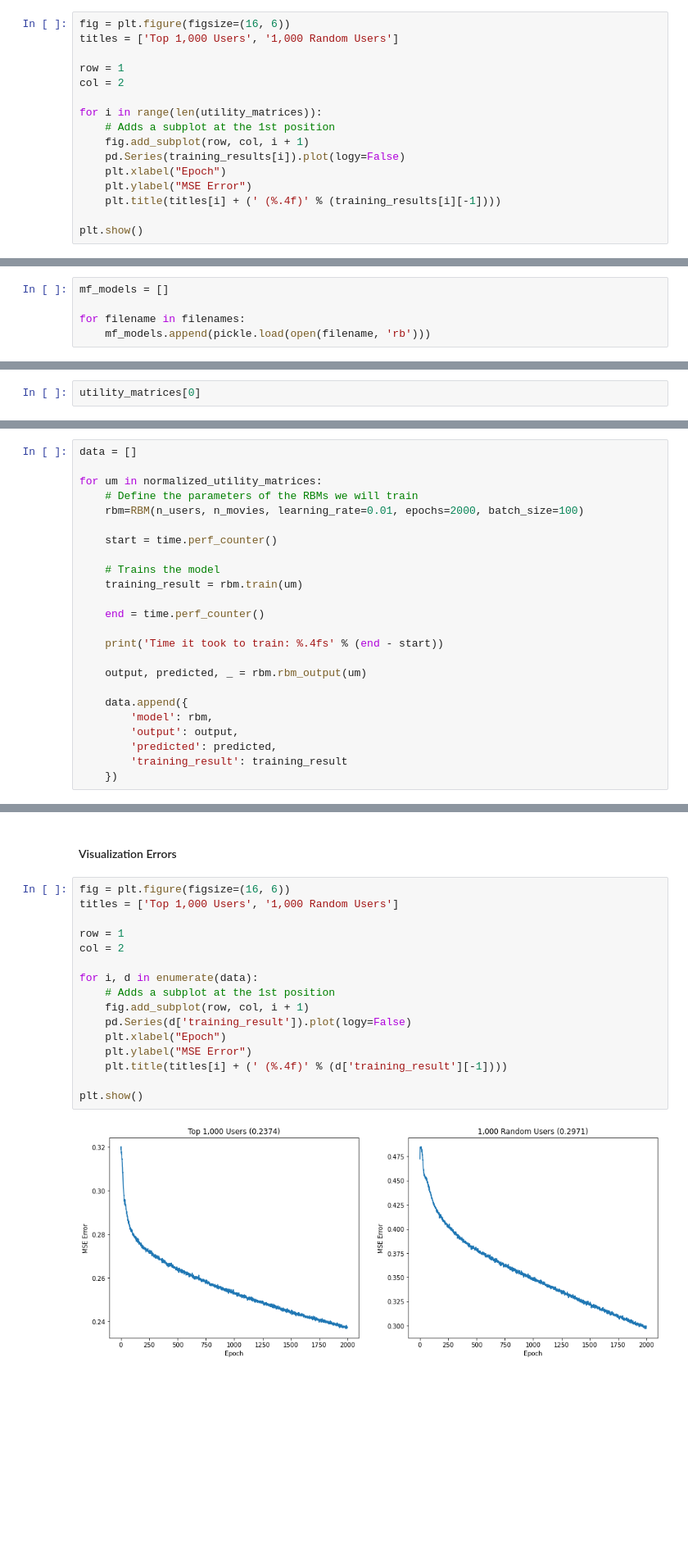
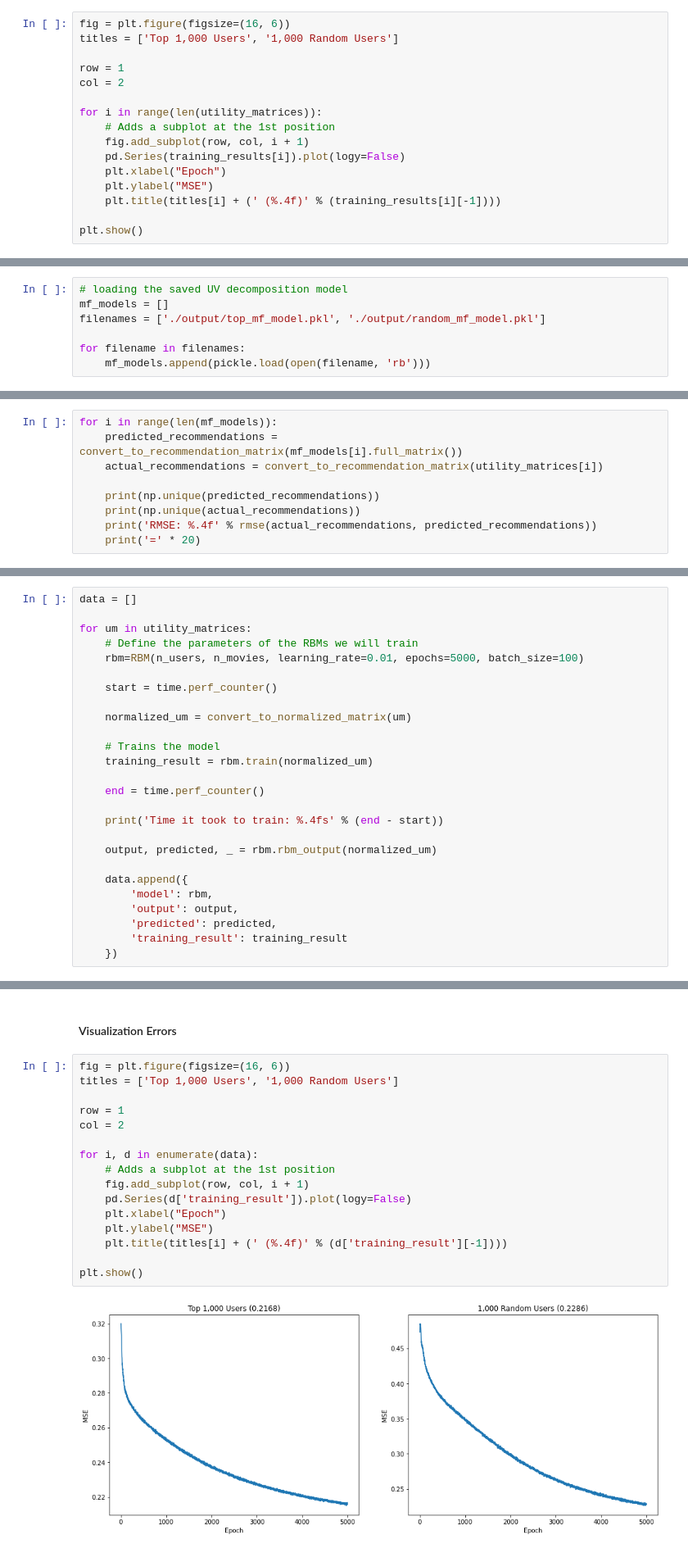
Before and after one commit to cc-visionary/Application-of-MF-and-RBM, a Jupyter notebook: Initial Experiments.ipynb, the cells around one changed output, grey strips where cells are left out. Shown at 82% size. Saved outputs shown, nothing was run; the diff lists cells and outputs as text; blank space fills up the shorter version.

```diff
--- a/Initial Experiments.ipynb
+++ b/Initial Experiments.ipynb
@@ -296,7 +303,7 @@ for i in range(len(utility_matrices)):
     fig.add_subplot(row, col, i + 1)
     pd.Series(training_results[i]).plot(logy=False)
     plt.xlabel("Epoch")
-    plt.ylabel("MSE Error")
+    plt.ylabel("MSE")
     plt.title(titles[i] + (' (%.4f)' % (training_results[i][-1])))
 
 plt.show()
@@ -313,7 +319,9 @@ filenames = ['./output/top_mf_model.pkl', './output/random_mf_model.pkl']
 for i in range(len(filenames)):
     pickle.dump(mf_models[i], open(filenames[i], 'wb'))
 # %%
+# loading the saved UV decomposition model
 mf_models = []
+filenames = ['./output/top_mf_model.pkl', './output/random_mf_model.pkl']
 
 for filename in filenames:
     mf_models.append(pickle.load(open(filename, 'rb')))
@@ -323,3 +330,10 @@ for filename in filenames:
 # %%
-utility_matrices[0]
+for i in range(len(mf_models)):
+    predicted_recommendations = convert_to_recommendation_matrix(mf_models[i].full_matrix())
+    actual_recommendations = convert_to_recommendation_matrix(utility_matrices[i])
+
+    print(np.unique(predicted_recommendations))
+    print(np.unique(actual_recommendations))
+    print('RMSE: %.4f' % rmse(actual_recommendations, predicted_recommendations))
+    print('=' * 20)
 # %% [output]
@@ -362,20 +360,22 @@ non-resource variables are not supported in the long term
 # %%
 data = []
 
-for um in normalized_utility_matrices:
+for um in utility_matrices:
     # Define the parameters of the RBMs we will train
-    rbm=RBM(n_users, n_movies, learning_rate=0.01, epochs=2000, batch_size=100)
+    rbm=RBM(n_users, n_movies, learning_rate=0.01, epochs=5000, batch_size=100)
 
     start = time.perf_counter()
 
+    normalized_um = convert_to_normalized_matrix(um)
+
     # Trains the model
-    training_result = rbm.train(um)
+    training_result = rbm.train(normalized_um)
 
     end = time.perf_counter()
 
     print('Time it took to train: %.4fs' % (end - start))
 
-    output, predicted, _ = rbm.rbm_output(um)
+    output, predicted, _ = rbm.rbm_output(normalized_um)
 
     data.append({
         'model': rbm,
@@ -406,21 +406,21 @@ Time it took to train: 299.4984s
 # %%
 fig = plt.figure(figsize=(16, 6))
 titles = ['Top 1,000 Users', '1,000 Random Users']
 
 row = 1
 col = 2
 
 for i, d in enumerate(data):
     # Adds a subplot at the 1st position
     fig.add_subplot(row, col, i + 1)
     pd.Series(d['training_result']).plot(logy=False)
     plt.xlabel("Epoch")
-    plt.ylabel("MSE Error")
+    plt.ylabel("MSE")
     plt.title(titles[i] + (' (%.4f)' % (d['training_result'][-1])))
 
 plt.show()
 # %% [output]
-[figure, old version]
+[figure, new version]
 # %% [markdown]
 #### Saving the models
 Save the models so that it doesn't have to be trained again.
```
Also changed, not shown: parts of 19 cells of this notebook, 6 other files.
